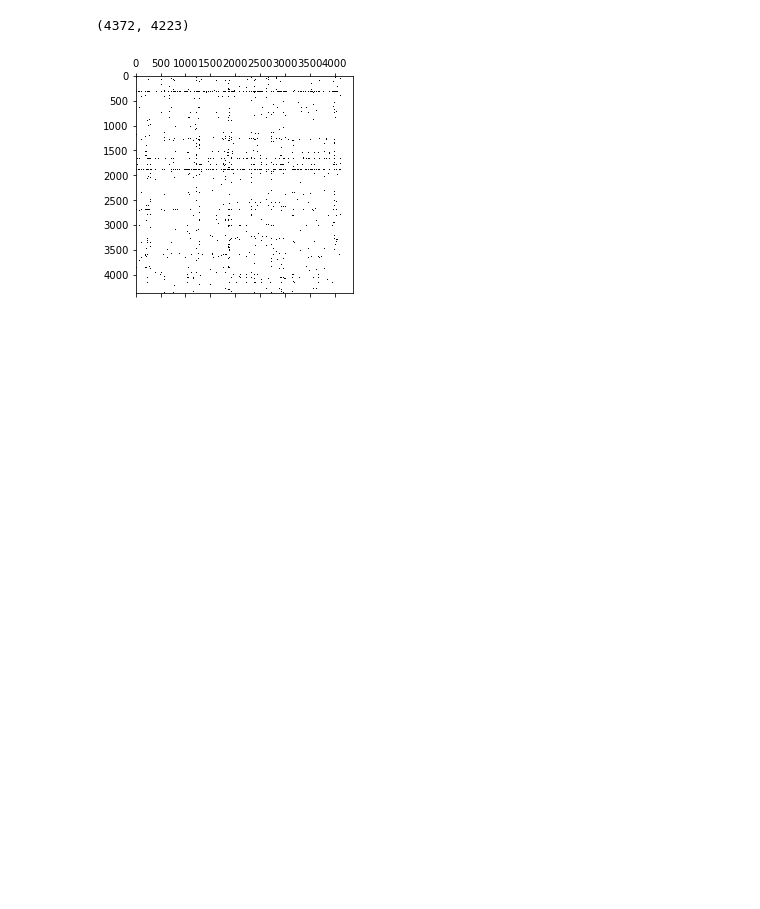
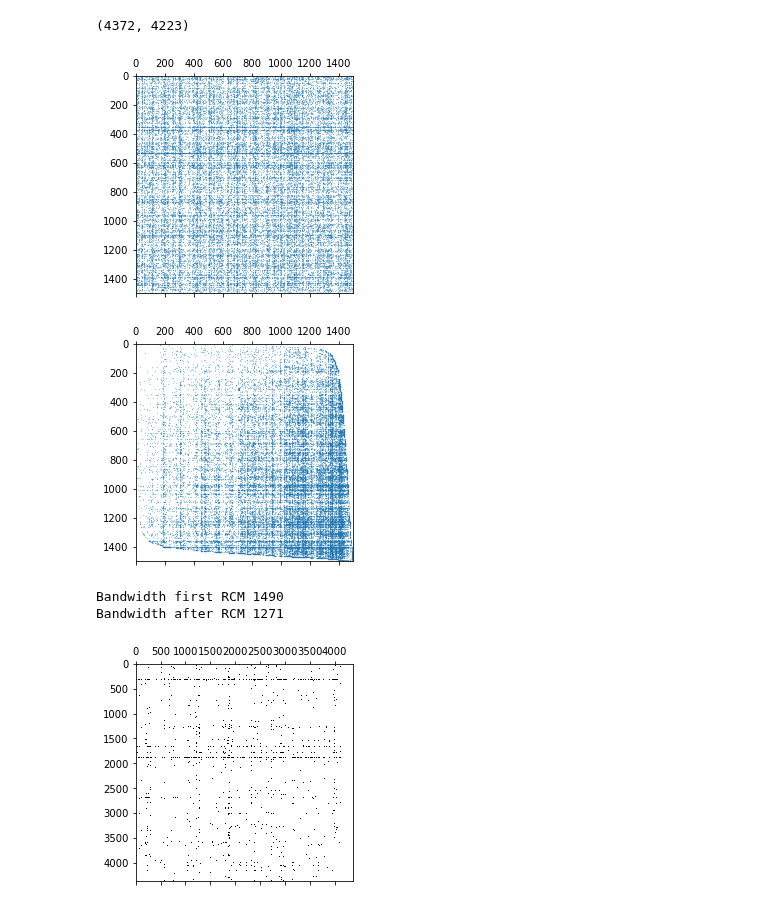
Before and after one commit to Dado1513/transactionalDataCAHD, a Jupyter notebook: test_rcm_with_online_retail_trans.ipynb, the cells around one changed output. Saved outputs shown, nothing was run; the diff lists cells and outputs as text; code cells hidden in the pictures; blank space fills up the shorter version.

```diff
--- a/test_rcm_with_online_retail_trans.ipynb
+++ b/test_rcm_with_online_retail_trans.ipynb
@@ -10,6 +10,55 @@ df = pd.read_csv('online_retail_transaction.csv',header=None,index_col=None)
 df.shape # dimensione originale
 # %% [output]
 (4372, 4223)
+# %%
+def compute_band_matrix(original_dataset = None,dim_finale=1000, nome__file_item=None,num_sensibile=1):
+    if original_dataset is not None and len(original_dataset) >= dim_finale and len(original_dataset.columns) >= dim_finale:
+        # leggo nomi items
+        file = open(nome__file_item, "r")
+        items = file.read().splitlines()
+        # permuto righe e colonne del df inizale e prendo le prime :dim_finale
+        np.random.seed(seed=13)
+        random_column = np.random.permutation(df.shape[1])[:dim_finale]
+        random_row = np.random.permutation(df.shape[0])[:dim_finale]
+        # recupero gli item selezionati nel relativo ordine == colonne
+        items_reordered = [items[i] for i in random_column]
+        # df selezionato e square
+        df_square = df.iloc[random_row][random_column];
+        # plot matrice sparsa iniziale
+        plt.spy(df_square,marker='.',markersize='0.3')
+        plt.show()
+
+        # applicazione algoritmo RCM
+        sparse = csr_matrix(df_square)
+        order = reverse_cuthill_mckee(sparse)
+        # ora devo prendere gli item selzionati prima e riordinarli ancora
+        # secondo quello scritto in order quindi
+        items_final = [items_reordered[i] for i in order]
+        column_reordered = [df_square.columns[i] for i in order]
+        # df bandizzato
+        df_square_band = df_square.iloc[order][column_reordered]
+        # plotto
+        plt.spy(df_square_band,marker='.',markersize='0.3')
+        plt.show()
+
+        # banda dataframe inizale
+        [i,j]=np.where(df_square == 1)
+        bw = max(i-j) +1
+        print("Bandwidth first RCM",bw)
+
+        # banda dataframe dopo RCM
+        [i,j]=np.where(df_square_band == 1)
+        bw = max(i-j) +1
+        print("Bandwidth after RCM",bw)
+
+        return df_square_band
+# %%
+df_square = compute_band_matrix(original_dataset = df, dim_finale = 1500, nome__file_item="lista_items.txt",num_sensibile=90)
+# %% [output]
+[figure, added]
+[figure, added]
+Bandwidth first RCM 1490
+Bandwidth after RCM 1271
 # %%
 # nel caso volessimo aggiungere zeri per renderla quadrat
 df_new_complete = df.iloc[:500,:500]
```
Also changed, not shown: parts of 4 cells of this notebook, 1 other file.
